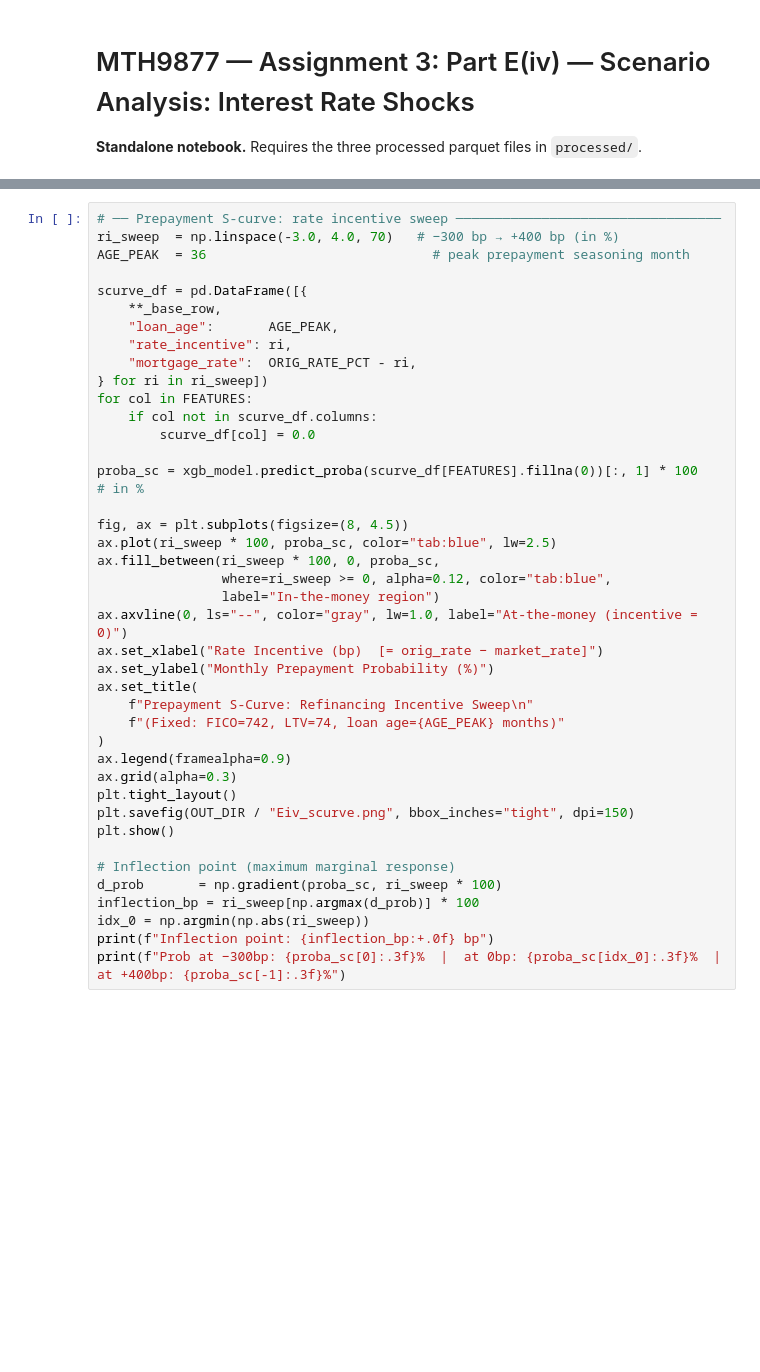
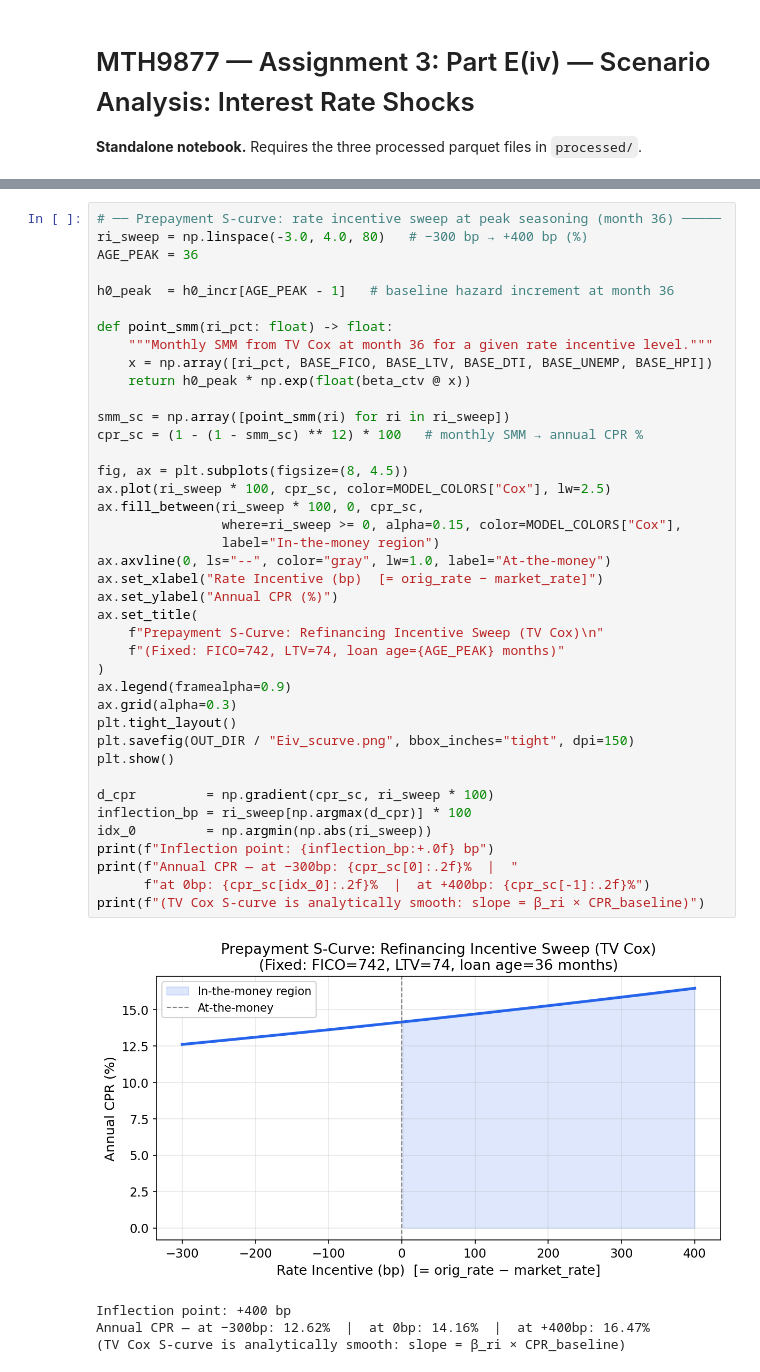
Before and after one commit to liny-r/IR-C-Assignment3, a Jupyter notebook: PartE_iv_ScenarioAnalysis.ipynb, the cells around one changed output, grey strips where cells are left out. Cells and saved outputs as stored; diff of their text form; blank space fills up the shorter version.

```diff
--- a/PartE_iv_ScenarioAnalysis.ipynb
+++ b/PartE_iv_ScenarioAnalysis.ipynb
@@ -430,42 +562,46 @@ for shock_bp in SHOCKS_BP:
 # %%
-# ── Prepayment S-curve: rate incentive sweep ──────────────────────────────────
-ri_sweep  = np.linspace(-3.0, 4.0, 70)   # −300 bp → +400 bp (in %)
-AGE_PEAK  = 36                             # peak prepayment seasoning month
+# ── Prepayment S-curve: rate incentive sweep at peak seasoning (month 36) ─────
+ri_sweep = np.linspace(-3.0, 4.0, 80)   # −300 bp → +400 bp (%)
+AGE_PEAK = 36
 
-scurve_df = pd.DataFrame([{
-    **_base_row,
-    "loan_age":       AGE_PEAK,
-    "rate_incentive": ri,
-    "mortgage_rate":  ORIG_RATE_PCT - ri,
-} for ri in ri_sweep])
-for col in FEATURES:
-    if col not in scurve_df.columns:
-        scurve_df[col] = 0.0
+h0_peak  = h0_incr[AGE_PEAK - 1]   # baseline hazard increment at month 36
 
-proba_sc = xgb_model.predict_proba(scurve_df[FEATURES].fillna(0))[:, 1] * 100   # in %
+def point_smm(ri_pct: float) -> float:
+    """Monthly SMM from TV Cox at month 36 for a given rate incentive level."""
+    x = np.array([ri_pct, BASE_FICO, BASE_LTV, BASE_DTI, BASE_UNEMP, BASE_HPI])
+    return h0_peak * np.exp(float(beta_ctv @ x))
+
+smm_sc = np.array([point_smm(ri) for ri in ri_sweep])
+cpr_sc = (1 - (1 - smm_sc) ** 12) * 100   # monthly SMM → annual CPR %
 
 fig, ax = plt.subplots(figsize=(8, 4.5))
-ax.plot(ri_sweep * 100, proba_sc, color="tab:blue", lw=2.5)
-ax.fill_between(ri_sweep * 100, 0, proba_sc,
-                where=ri_sweep >= 0, alpha=0.12, color="tab:blue",
+ax.plot(ri_sweep * 100, cpr_sc, color=MODEL_COLORS["Cox"], lw=2.5)
+ax.fill_between(ri_sweep * 100, 0, cpr_sc,
+                where=ri_sweep >= 0, alpha=0.15, color=MODEL_COLORS["Cox"],
                 label="In-the-money region")
-ax.axvline(0, ls="--", color="gray", lw=1.0, label="At-the-money (incentive = 0)")
+ax.axvline(0, ls="--", color="gray", lw=1.0, label="At-the-money")
 ax.set_xlabel("Rate Incentive (bp)  [= orig_rate − market_rate]")
-ax.set_ylabel("Monthly Prepayment Probability (%)")
+ax.set_ylabel("Annual CPR (%)")
 ax.set_title(
-    f"Prepayment S-Curve: Refinancing Incentive Sweep\n"
+    f"Prepayment S-Curve: Refinancing Incentive Sweep (TV Cox)\n"
     f"(Fixed: FICO=742, LTV=74, loan age={AGE_PEAK} months)"
 )
 ax.legend(framealpha=0.9)
 ax.grid(alpha=0.3)
 plt.tight_layout()
 plt.savefig(OUT_DIR / "Eiv_scurve.png", bbox_inches="tight", dpi=150)
 plt.show()
 
-# Inflection point (maximum marginal response)
-d_prob       = np.gradient(proba_sc, ri_sweep * 100)
-inflection_bp = ri_sweep[np.argmax(d_prob)] * 100
-idx_0 = np.argmin(np.abs(ri_sweep))
+d_cpr         = np.gradient(cpr_sc, ri_sweep * 100)
+inflection_bp = ri_sweep[np.argmax(d_cpr)] * 100
+idx_0         = np.argmin(np.abs(ri_sweep))
 print(f"Inflection point: {inflection_bp:+.0f} bp")
-print(f"Prob at −300bp: {proba_sc[0]:.3f}%  |  at 0bp: {proba_sc[idx_0]:.3f}%  |  at +400bp: {proba_sc[-1]:.3f}%")
+print(f"Annual CPR — at −300bp: {cpr_sc[0]:.2f}%  |  "
+      f"at 0bp: {cpr_sc[idx_0]:.2f}%  |  at +400bp: {cpr_sc[-1]:.2f}%")
+print(f"(TV Cox S-curve is analytically smooth: slope = β_ri × CPR_baseline)")
+# %% [output]
+[figure, added]
+Inflection point: +400 bp
+Annual CPR — at −300bp: 12.62%  |  at 0bp: 14.16%  |  at +400bp: 16.47%
+(TV Cox S-curve is analytically smooth: slope = β_ri × CPR_baseline)
 # %%
```
Also changed, not shown: parts of 20 cells of this notebook, 25 other files.
